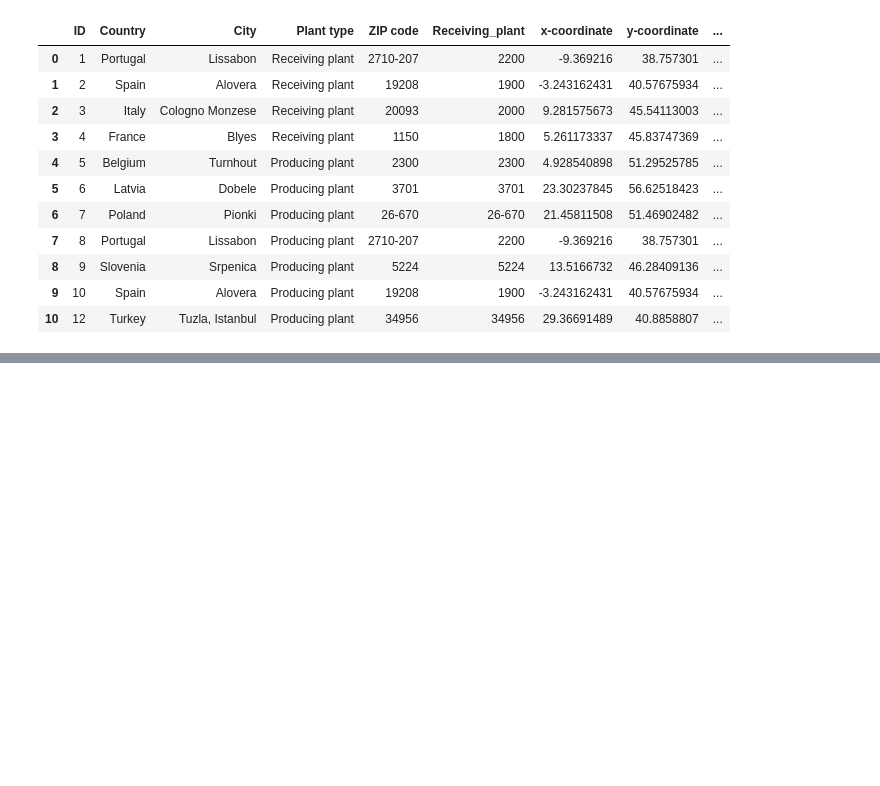
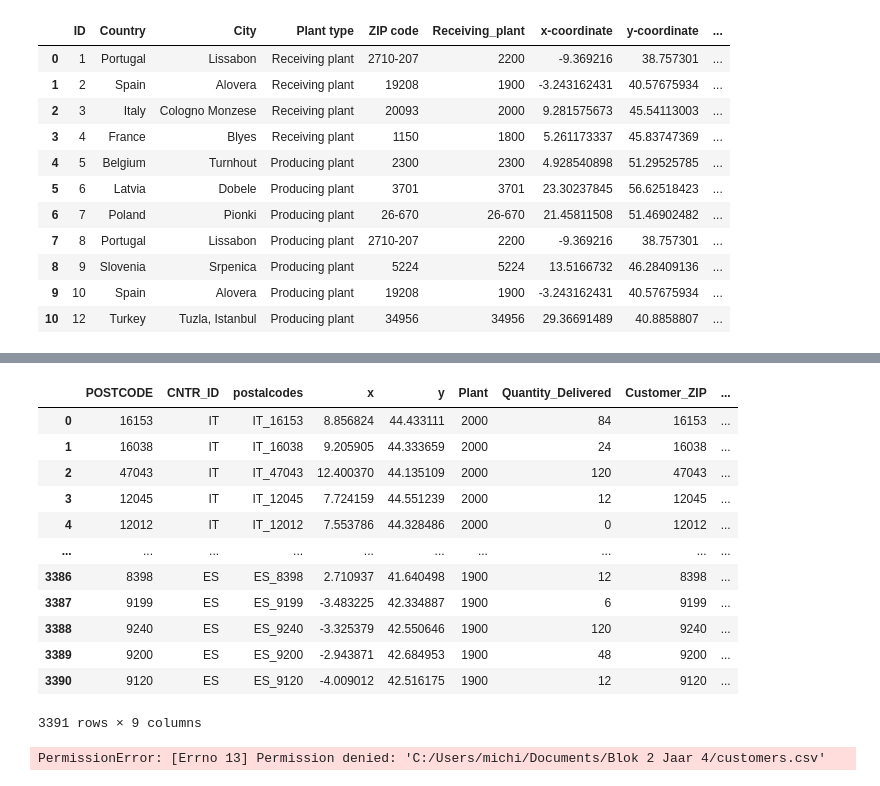
Before and after one commit to Michieldb02/BOSoudal-script, a Jupyter notebook: BOSoudal.ipynb, the cells around one changed output, grey strips where cells are left out. Drawn from its saved outputs; the diff is of its cells as text; code cells hidden in the pictures; blank space fills up the shorter version.

```diff
--- a/BOSoudal.ipynb
+++ b/BOSoudal.ipynb
@@ -55,3 +60,24 @@ AttributeError: module 'pandas' has no attribute 'Int64Index'
+# %%
+df.postalcodes.astype(str)
+df2.postalcodes.astype(str)
+finaldf = pd.merge(df, df2, on='postalcodes')
+display(finaldf)
+finaldf.to_csv("C:/Users/michi/Documents/Blok 2 Jaar 4/customers.csv")
+# %% [output]
+|  | POSTCODE | CNTR_ID | postalcodes | x | y | Plant | Quantity_Delivered | Customer_ZIP | ... |
+| 0 | 16153 | IT | IT_16153 | 8.856824 | 44.433111 | 2000 | 84 | 16153 | ... |
+| 1 | 16038 | IT | IT_16038 | 9.205905 | 44.333659 | 2000 | 24 | 16038 | ... |
+| 2 | 47043 | IT | IT_47043 | 12.400370 | 44.135109 | 2000 | 120 | 47043 | ... |
+| 3 | 12045 | IT | IT_12045 | 7.724159 | 44.551239 | 2000 | 12 | 12045 | ... |
+| 4 | 12012 | IT | IT_12012 | 7.553786 | 44.328486 | 2000 | 0 | 12012 | ... |
+| ... | ... | ... | ... | ... | ... | ... | ... | ... | ... |
+| 3386 | 8398 | ES | ES_8398 | 2.710937 | 41.640498 | 1900 | 12 | 8398 | ... |
+| 3387 | 9199 | ES | ES_9199 | -3.483225 | 42.334887 | 1900 | 6 | 9199 | ... |
+| 3388 | 9240 | ES | ES_9240 | -3.325379 | 42.550646 | 1900 | 120 | 9240 | ... |
+| 3389 | 9200 | ES | ES_9200 | -2.943871 | 42.684953 | 1900 | 48 | 9200 | ... |
+| 3390 | 9120 | ES | ES_9120 | -4.009012 | 42.516175 | 1900 | 12 | 9120 | ... |
+3391 rows × 9 columns
+PermissionError: [Errno 13] Permission denied: 'C:/Users/michi/Documents/Blok 2 Jaar 4/customers.csv'
 # %%
 import folium
 m = folium.Map(location=[20, 0], zoom_start=3, height=500)
```
Also changed, not shown: parts of 5 cells of this notebook.
